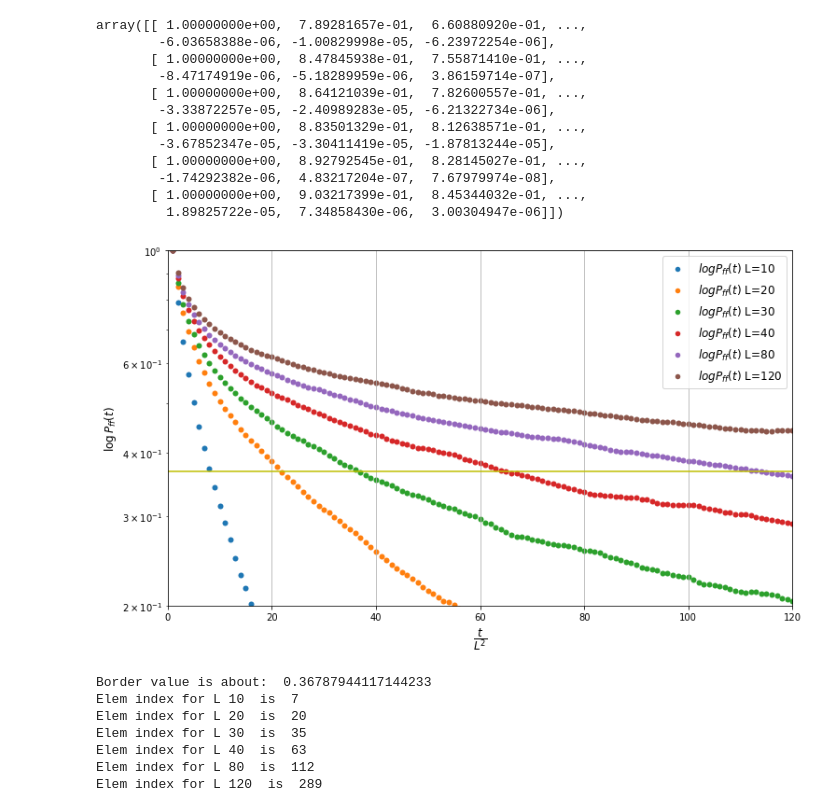
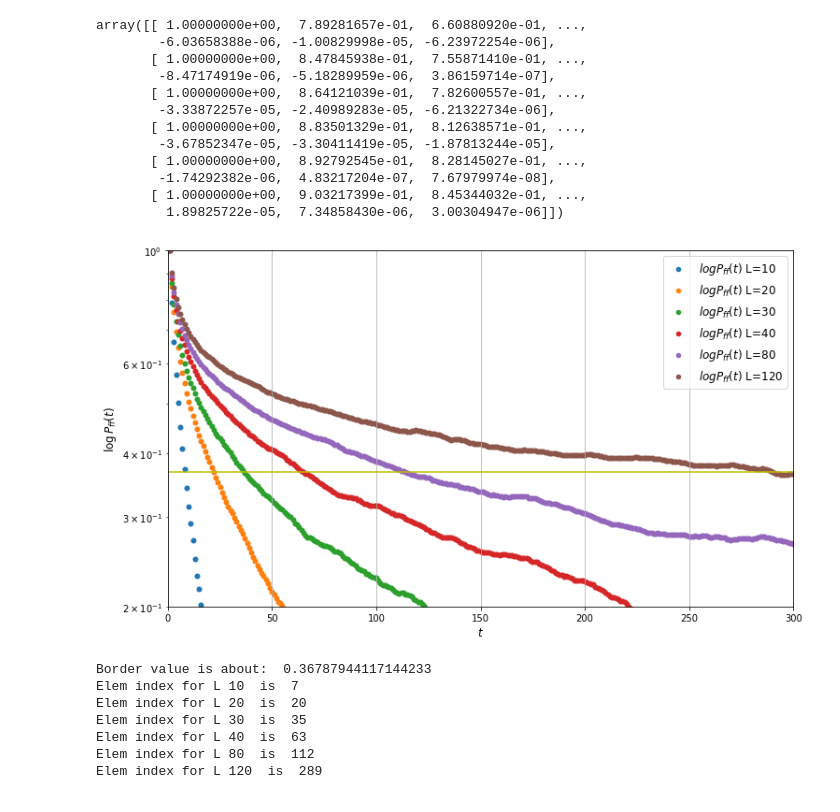
Before and after one commit to noDGodiaev/statistical-physics-models-with-ml, a Jupyter notebook: Generation of configurations/Autocor time count/Count autocor #1.ipynb, the cells around one changed output. Drawn from its saved outputs; the diff is of its cells as text; code cells hidden in the pictures.

```diff
--- a/Generation of configurations/Autocor time count/Count autocor #1.ipynb
+++ b/Generation of configurations/Autocor time count/Count autocor #1.ipynb
@@ -149,23 +141,23 @@ array([[ 1.00000000e+00,  7.89281657e-01,  6.60880920e-01, ...,
 # %%
 plt.figure(figsize=(12, 7))
 for i in range(len(_sizes)):
     plt.scatter(np.linspace(1, seq_length, seq_length), data_10_20_30[i],
                 label=r'$log P_{ff}(t)$ L=' + str(_sizes[i]), linewidth=0, linestyle='None')
 plt.yscale("log")
-plt.xlabel(r'$\dfrac{t}{L^2}$', fontsize=12)
+plt.xlabel(r'$t$', fontsize=12)
 plt.ylabel(r'$\log P_{ff}(t)$', fontsize=12)
 plt.axhline(y=0, color='y')
 plt.axhline(y=inverse_exp(1), color='y')
 plt.grid()
-plt.xlim(0, 120)
+plt.xlim(0, 300)
 plt.ylim(0.2, 1)
 # legend
 lgnd = plt.legend(loc='best', fontsize=12)
 for i in range(len(lgnd.legendHandles)):
     lgnd.legendHandles[i]._sizes = [30]
-plt.savefig("pictures/autocorr(mean) L=all n=mean(50) log-Pff t-Lsq")
+plt.savefig("pictures/autocorr(mean) L=all n=mean(50) log-Pff t")
 # %% [output]
-[figure, old version]
+[figure, new version]
 # %%
 print("Border value is about: ", inverse_exp(1))
 indexes = np.zeros((len(_sizes)))
```
Also changed, not shown: parts of 6 cells of this notebook, 51 other files.
